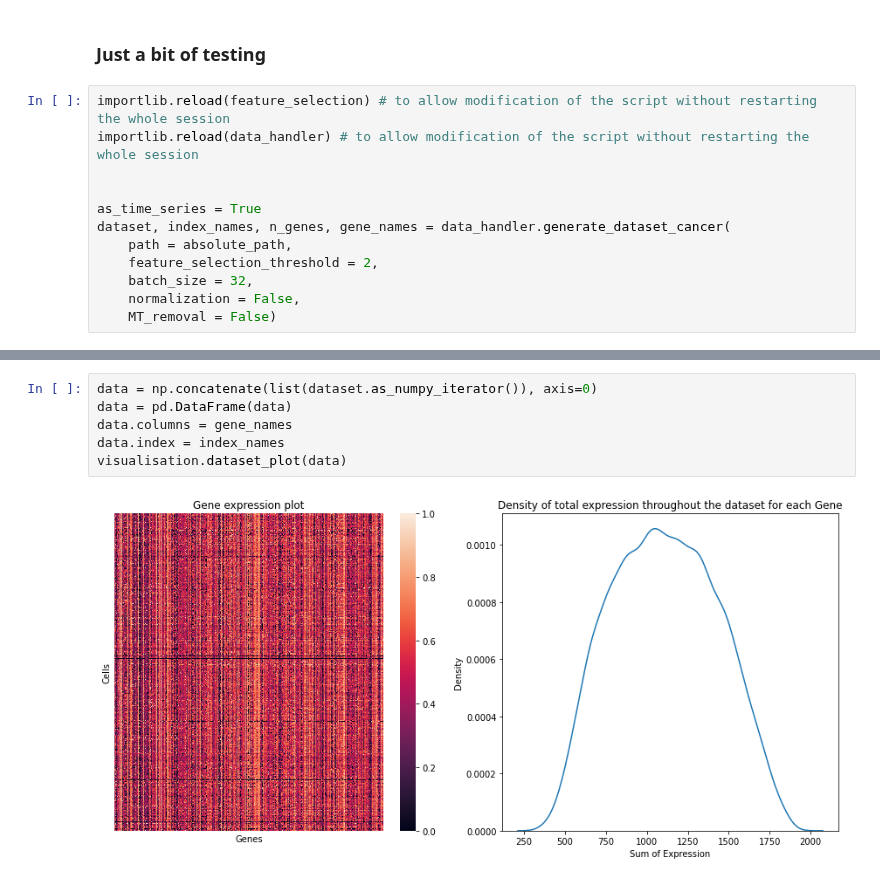
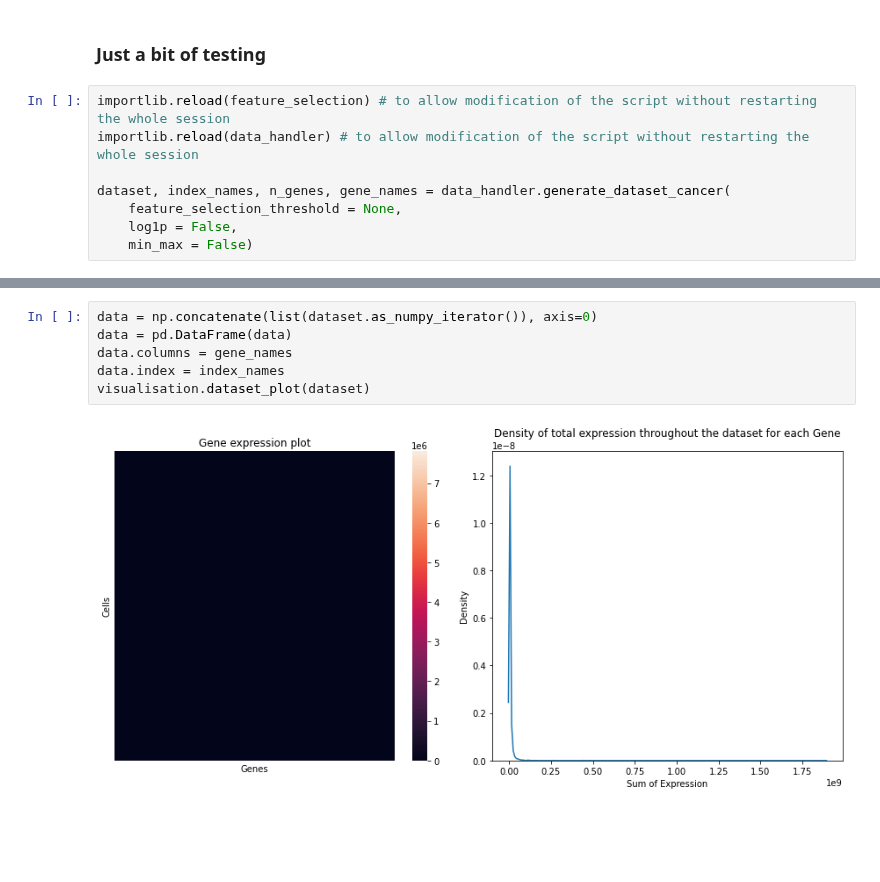
Before and after one commit to aygalic/biosequence_encoding, a Jupyter notebook: preprocess/Data_Analysis_cancer.ipynb, the cells around one changed output, grey strips where cells are left out. Drawn from its saved outputs; the diff is of its cells as text; blank space fills up the shorter version.

Commit message:
quick update of the Cancer dataset analysis

```diff
--- a/preprocess/Data_Analysis_cancer.ipynb
+++ b/preprocess/Data_Analysis_cancer.ipynb
@@ -133,14 +124,10 @@ Name: N_ambiguous, dtype: object
 importlib.reload(feature_selection) # to allow modification of the script without restarting the whole session
 importlib.reload(data_handler) # to allow modification of the script without restarting the whole session
 
-
-as_time_series = True
 dataset, index_names, n_genes, gene_names = data_handler.generate_dataset_cancer(
-    path = absolute_path,
-    feature_selection_threshold = 2,
-    batch_size = 32,
-    normalization = False,
-    MT_removal = False)
+    feature_selection_threshold = None,
+    log1p = False,
+    min_max = False)
 # %% [output]
 loading samples...
 loaded 2259 / 2259 samples
@@ -158,8 +138,8 @@ number of seq in the dataset : 2259
 # %%
 data = np.concatenate(list(dataset.as_numpy_iterator()), axis=0)
 data = pd.DataFrame(data)
 data.columns = gene_names
 data.index = index_names
-visualisation.dataset_plot(data)
+visualisation.dataset_plot(dataset)
 # %% [output]
-[figure, old version]
+[figure, new version]
```
Also changed, not shown: parts of 11 cells of this notebook, 3 other files.
